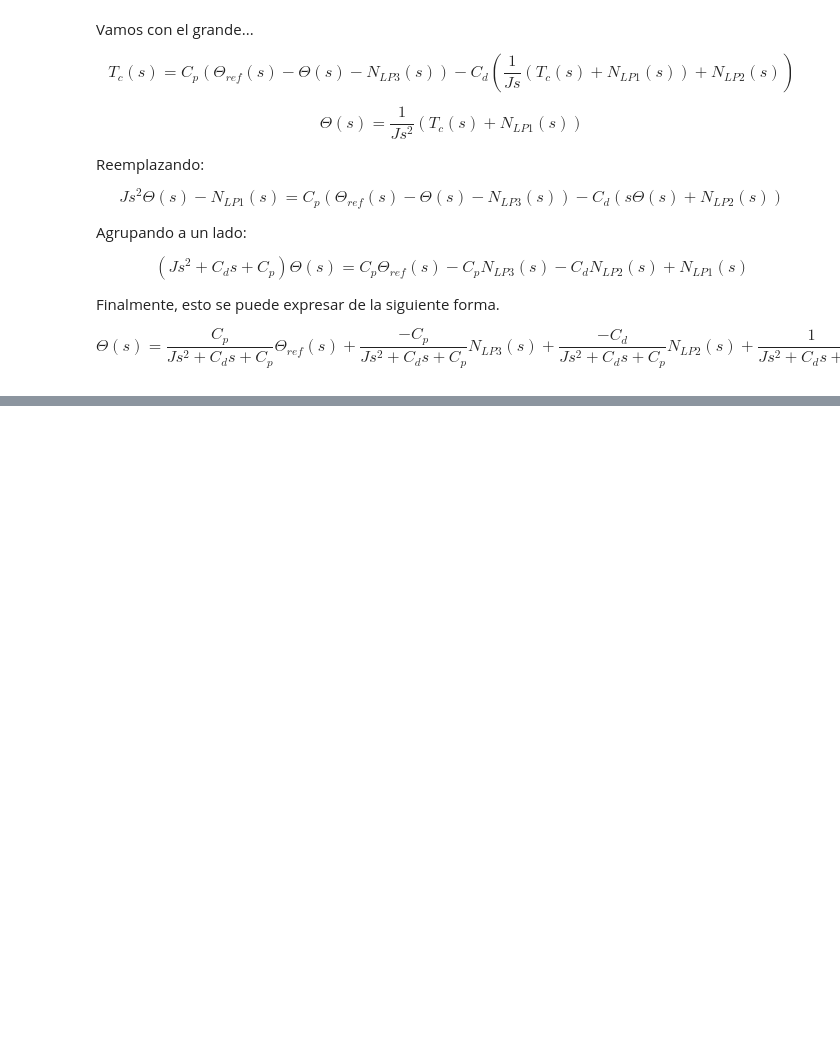
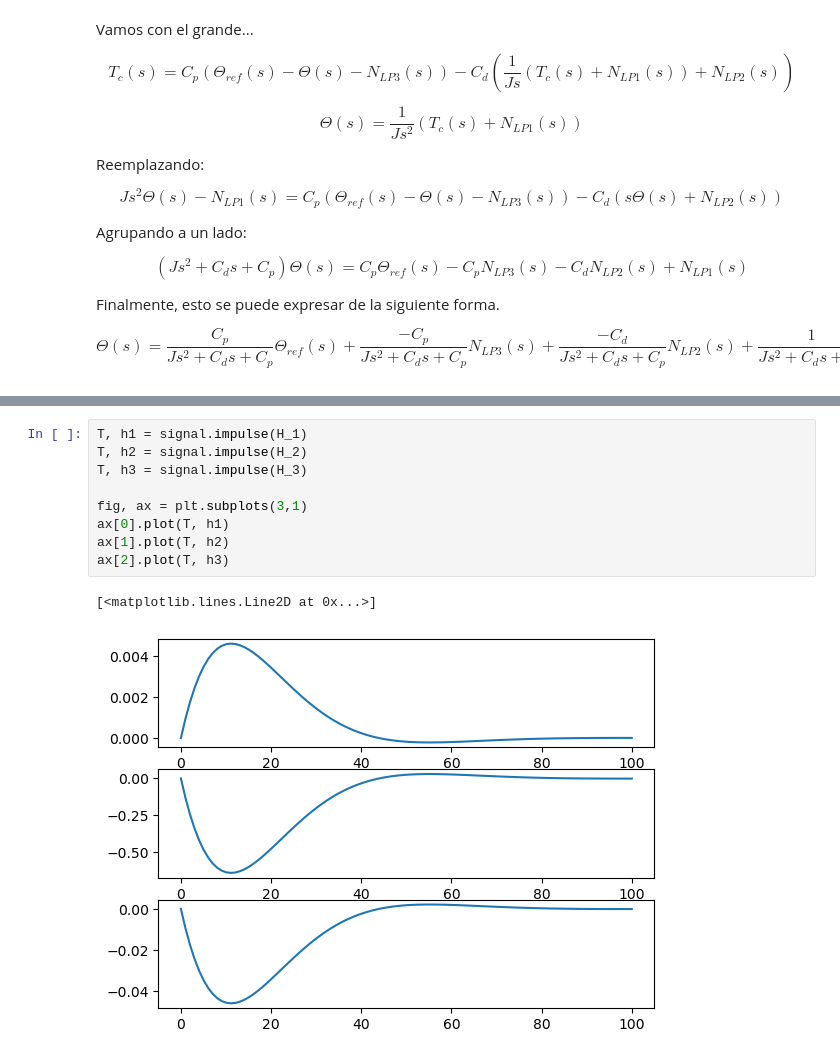
Before and after one commit to Matrsz/EMAST-IB, a Jupyter notebook: TP1_Propagación_Ruido_Sistemas_LTI/TP1_Propagacion_Ruido_Sistemas_LTI.ipynb, the cells around one changed output, grey strips where cells are left out. Saved outputs shown, nothing was run; the diff lists cells and outputs as text; blank space fills up the shorter version.

```diff
--- a/TP1_Propagación_Ruido_Sistemas_LTI/TP1_Propagacion_Ruido_Sistemas_LTI.ipynb
+++ b/TP1_Propagación_Ruido_Sistemas_LTI/TP1_Propagacion_Ruido_Sistemas_LTI.ipynb
@@ -130,0 +132,12 @@ ax[2].plot(T, theta3)
+# %%
+T, h1 = signal.impulse(H_1)
+T, h2 = signal.impulse(H_2)
+T, h3 = signal.impulse(H_3)
+
+fig, ax = plt.subplots(3,1)
+ax[0].plot(T, h1)
+ax[1].plot(T, h2)
+ax[2].plot(T, h3)
+# %% [output]
+[<matplotlib.lines.Line2D at 0x...>]
+[figure, added]
```
Also changed, not shown: parts of 4 cells of this notebook, 19 other files.
